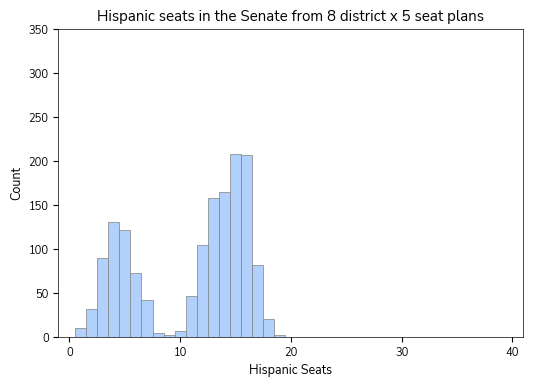
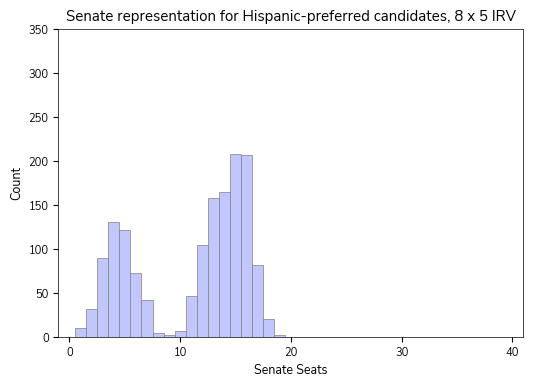
The change to this notebook cell's code, shown as a diff; its figure went from the first image to the second:
--- before
+++ after
@@ -22,5 +22,5 @@
         edgecolor='gray',
         linewidth = 0.5,
-        color='xkcd:powder blue'
+        color='xkcd:light periwinkle'
     )
 
@@ -29,17 +29,17 @@
         spine.set_linewidth(0.5)
 
-    # ✅ set x-axis limits on the Axes, not on plt
-    ax.set_xlim(-1, dn * dist_seats[dn]+1)
+    
+    sen_assem = "Senate" if dn*dist_seats[dn] == 40 else "Assembly"
+    election = "STV" if dist_seats[dn]==1 else "IRV"
+    ylim = 350 if sen_assem == "Senate" else 200
+
+
+    ax.set_xlim(-1, dn * dist_seats[dn] + 1)
+    ax.set_ylim(0, ylim)
     ax.set_xticks(range(0, dn * dist_seats[dn] + 1, 10))
-    ax.set_xlabel("Hispanic Seats")
+    ax.set_xlabel(f"{sen_assem} Seats")
     ax.set_ylabel("Count")
-
-    if dn*dist_seats[dn] == 40: # Senate
-        ax.set_title(f"Hispanic seats in the Senate from {dn} district x {dist_seats[dn]} seat plans")
-        ax.set_ylim(0, 350)
-    else:
-        ax.set_title(f"Hispanic seats in the Assembly from {dn} district x {dist_seats[dn]} seat plans")
-        ax.set_ylim(0, 200)
+    ax.set_title(f"{sen_assem} representation for Hispanic-preferred candidates, {dn} x {dist_seats[dn]} {election}")
 
     ax.tick_params(axis='both', which='major', labelsize=8)
-    plt.savefig(f"graphs/hispanic seats {dn} x {dist_seats[dn]}.png", dpi=300, bbox_inches='tight') 
+    plt.savefig(f"figures/hispanic seats {dn} x {dist_seats[dn]}.png", dpi=300, bbox_inches='tight') 

Commit: Histograms by mode, edits to previous histograms